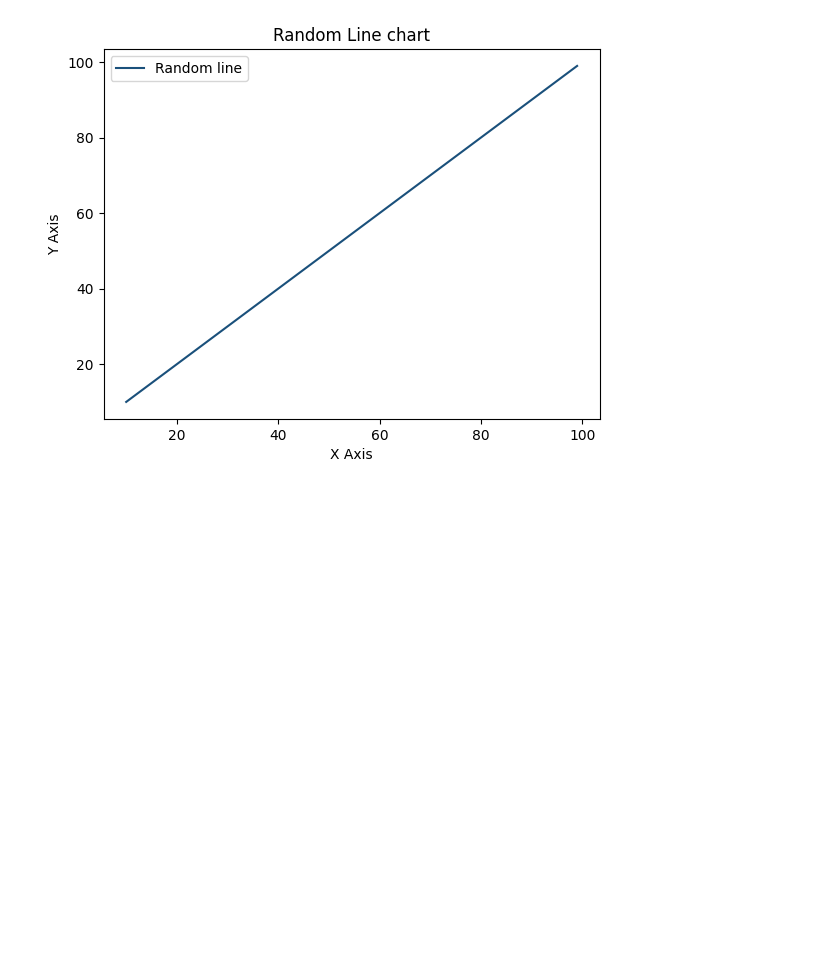
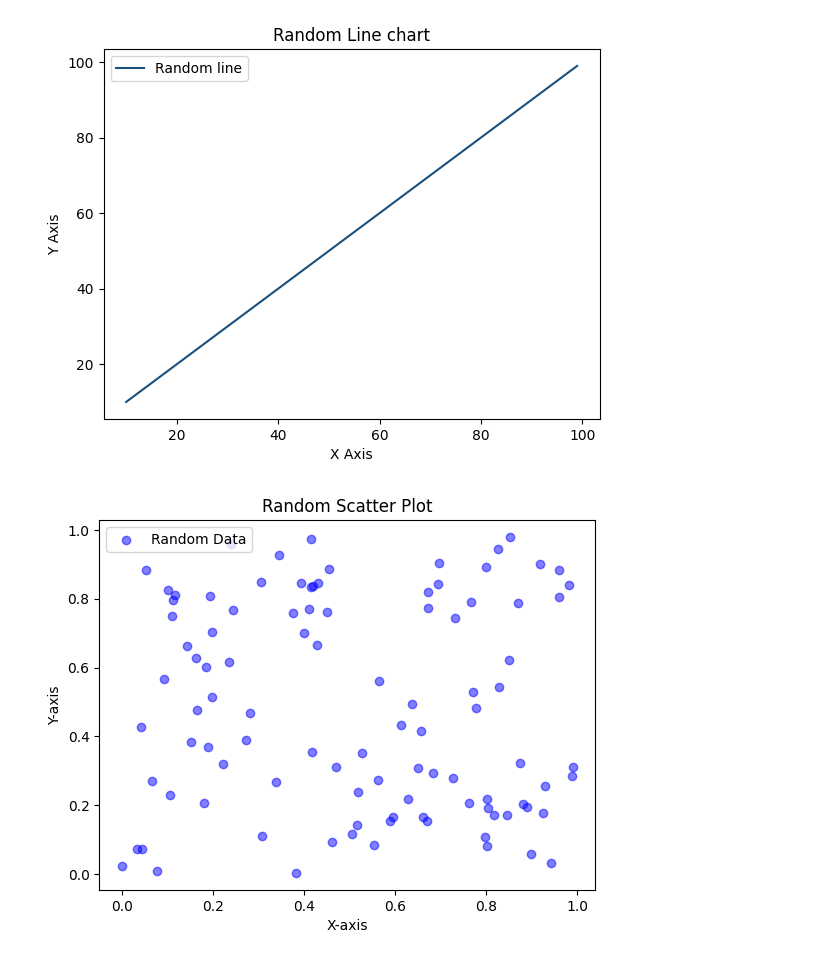
Before and after one commit to Apil120/Learn-ML, a Jupyter notebook: matplotlib/matplotlib.ipynb, the cells around one changed output. Saved outputs shown, nothing was run; the diff lists cells and outputs as text; code cells hidden in the pictures; blank space fills up the shorter version.

Commit message:
Scatter plot

```diff
--- a/matplotlib/matplotlib.ipynb
+++ b/matplotlib/matplotlib.ipynb
@@ -25,3 +25,15 @@ plt.legend() #Includes the label in the plot.
 plt.show()#Displays the plot
 # %% [output]
 [figure]
+# %%
+x = np.random.rand(100)
+y = np.random.rand(100)
+
+plt.scatter(x, y, c='blue', alpha=0.5, label='Random Data')#Creates the scatter plot, alpha controls the transparency of each point in the Plot. C controls the color
+plt.title('Random Scatter Plot')
+plt.xlabel('X-axis')
+plt.ylabel('Y-axis')
+plt.legend()
+plt.show()
+# %% [output]
+[figure, added]
```
